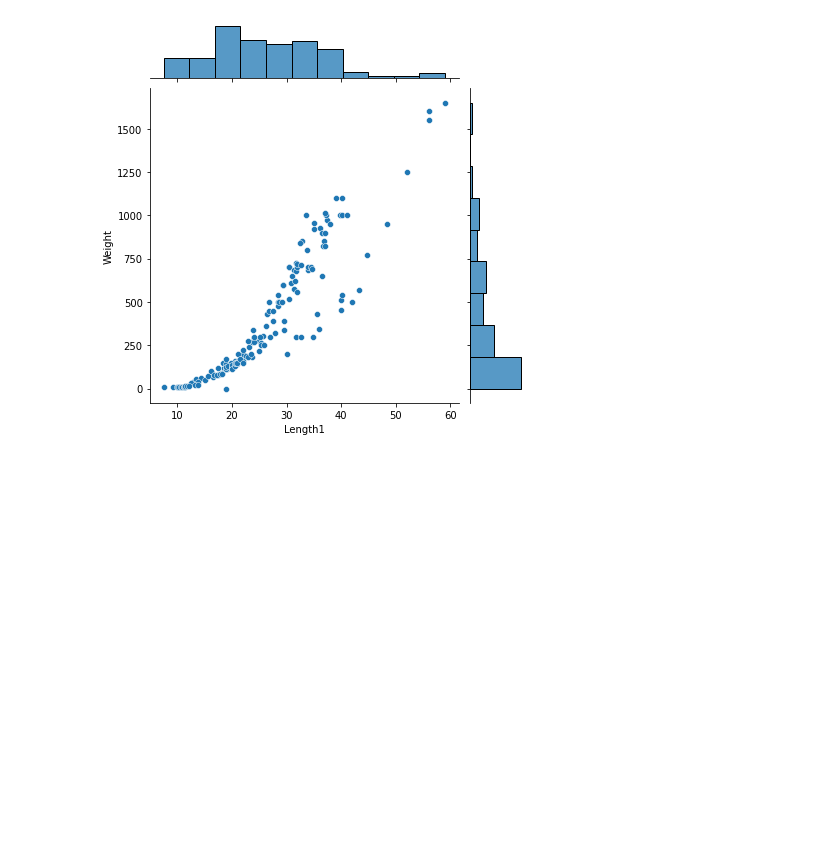
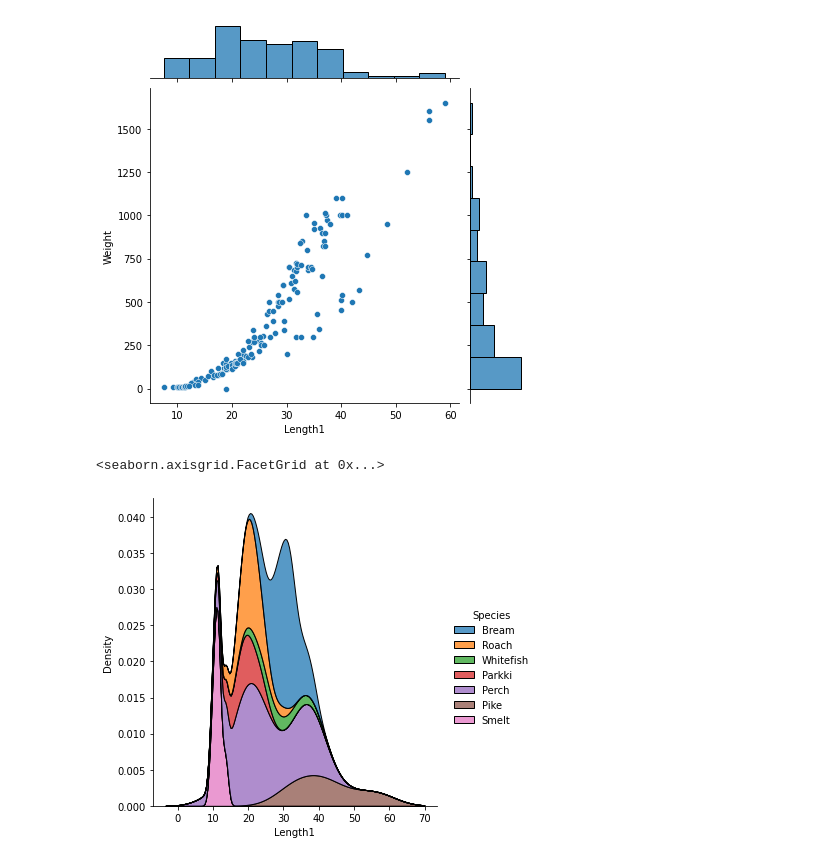
Before and after one commit to farraditai/Tugas-Pembelajaran-Mesin, a Jupyter notebook: Tugas ML/Week 4/Week_4.ipynb, the cells around one changed output. Saved outputs shown, nothing was run; the diff lists cells and outputs as text; code cells hidden in the pictures; blank space fills up the shorter version.

```diff
--- a/Tugas ML/Week 4/Week_4.ipynb
+++ b/Tugas ML/Week 4/Week_4.ipynb
@@ -48,3 +48,8 @@ sns.jointplot(data=fish, x="Length1", y="Weight")
 # %% [output]
 <seaborn.axisgrid.JointGrid at 0x...>
 [figure]
+# %%
+sns.displot(fish, x="Length1", hue="Species", kind="kde", multiple="stack")
+# %% [output]
+<seaborn.axisgrid.FacetGrid at 0x...>
+[figure, added]
```
Also changed, not shown: parts of 7 cells of this notebook.
